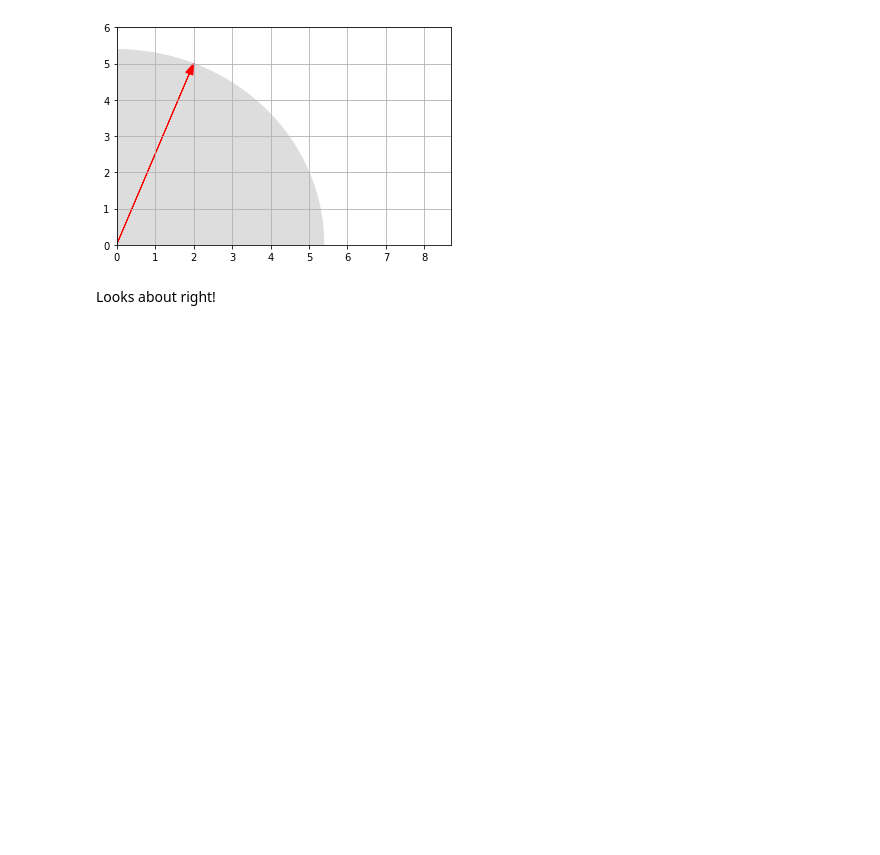
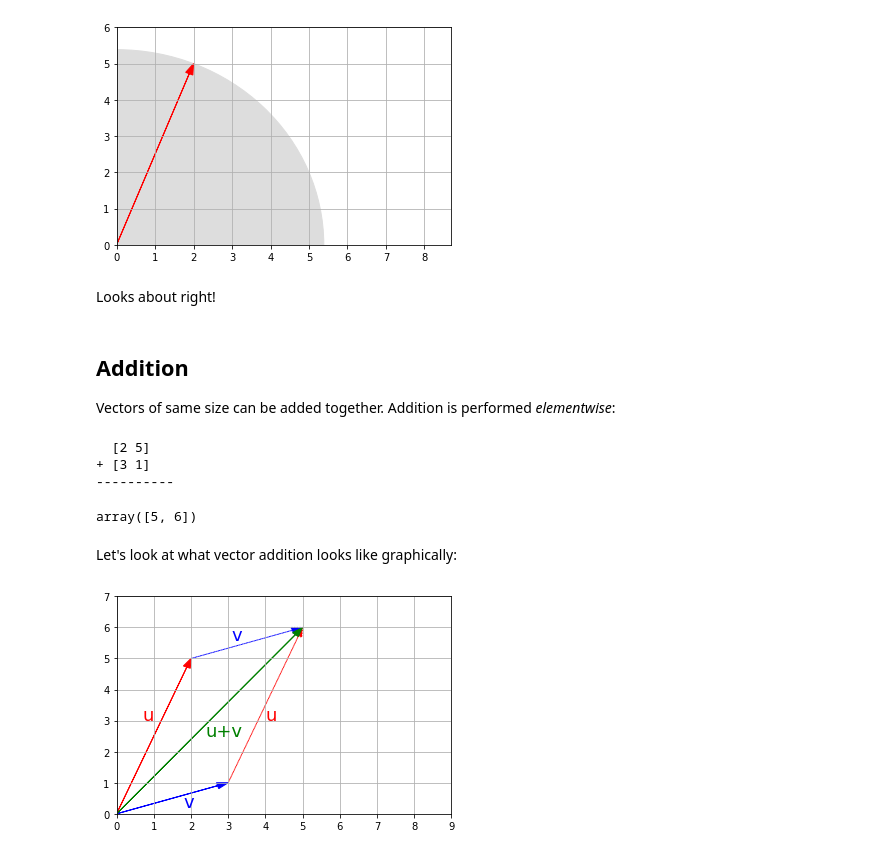
Before and after one commit to jackhwl/OpenCV, a Jupyter notebook: HandOn_MachineLearning/3/math_linear_algebra.ipynb, the cells around one changed output. Saved outputs shown, nothing was run; the diff lists cells and outputs as text; code cells hidden in the pictures; blank space fills up the shorter version.

Commit message:
Vector Addtion

```diff
--- a/HandOn_MachineLearning/3/math_linear_algebra.ipynb
+++ b/HandOn_MachineLearning/3/math_linear_algebra.ipynb
@@ -184,3 +184,34 @@ plt.show()
 [figure]
 # %% [markdown]
 Looks about right!
+# %% [markdown]
+## Addition
+Vectors of same size can be added together. Addition is performed *elementwise*:
+# %%
+print(" ", u)
+print("+", v)
+print("-"*10)
+u + v
+# %% [output]
+  [2 5]
++ [3 1]
+----------
+array([5, 6])
+# %% [markdown]
+Let's look at what vector addition looks like graphically:
+# %%
+plot_vector2d(u, color="r")
+plot_vector2d(v, color="b")
+plot_vector2d(v, origin=u, color="b", linestyle="dotted")
+plot_vector2d(u, origin=v, color="r", linestyle="dotted")
+plot_vector2d(u+v, color="g")
+plt.axis([0, 9, 0, 7])
+plt.text(0.7, 3, "u", color="r", fontsize=18)
+plt.text(4, 3, "u", color="r", fontsize=18)
+plt.text(1.8, 0.2, "v", color="b", fontsize=18)
+plt.text(3.1, 5.6, "v", color="b", fontsize=18)
+plt.text(2.4, 2.5, "u+v", color="g", fontsize=18)
+plt.grid()
+plt.show()
+# %% [output]
+[figure, added]
```
Also changed, not shown: parts of 4 cells of this notebook.
